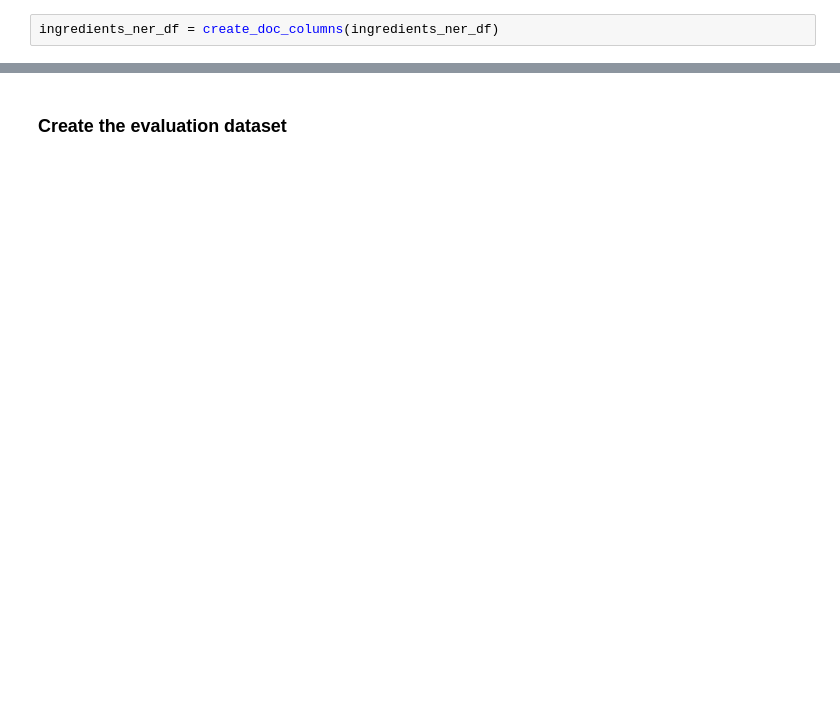
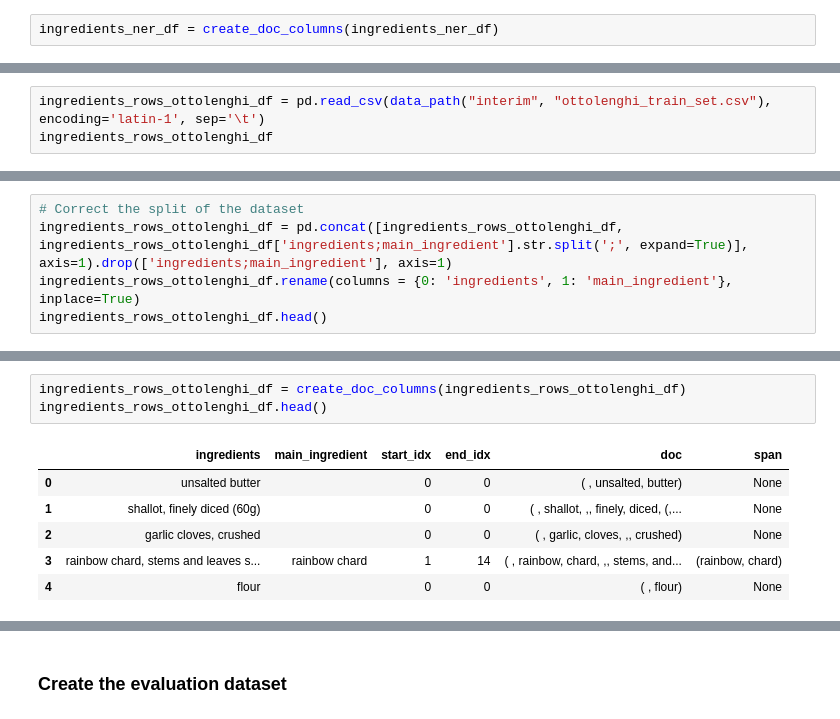
Before and after one commit to mkalimeri/cooking_inspiration, a Jupyter notebook: notebooks/preprocess_dataset_for_NER_training.ipynb, the cells around one changed output, grey strips where cells are left out. Saved outputs shown, nothing was run; the diff lists cells and outputs as text; blank space fills up the shorter version.

```diff
--- a/notebooks/preprocess_dataset_for_NER_training.ipynb
+++ b/notebooks/preprocess_dataset_for_NER_training.ipynb
@@ -88,0 +111,3 @@ db = create_docbin_with_data(ingredients_ner_df)
+# %%
+ingredients_rows_ottolenghi_df = pd.read_csv(data_path("interim", "ottolenghi_train_set.csv"), encoding='latin-1', sep='\t')
+ingredients_rows_ottolenghi_df
@@ -88,0 +128,5 @@ db = create_docbin_with_data(ingredients_ner_df)
+# %%
+# Correct the split of the dataset
+ingredients_rows_ottolenghi_df = pd.concat([ingredients_rows_ottolenghi_df, ingredients_rows_ottolenghi_df['ingredients;main_ingredient'].str.split(';', expand=True)], axis=1).drop(['ingredients;main_ingredient'], axis=1)
+ingredients_rows_ottolenghi_df.rename(columns = {0: 'ingredients', 1: 'main_ingredient'}, inplace=True)
+ingredients_rows_ottolenghi_df.head()
@@ -88,0 +140,10 @@ db = create_docbin_with_data(ingredients_ner_df)
+# %%
+ingredients_rows_ottolenghi_df = create_doc_columns(ingredients_rows_ottolenghi_df)
+ingredients_rows_ottolenghi_df.head()
+# %% [output]
+|  | ingredients | main_ingredient | start_idx | end_idx | doc | span |
+| 0 | unsalted butter |  | 0 | 0 | ( , unsalted, butter) | None |
+| 1 | shallot, finely diced (60g) |  | 0 | 0 | ( , shallot, ,, finely, diced, (,... | None |
+| 2 | garlic cloves, crushed |  | 0 | 0 | ( , garlic, cloves, ,, crushed) | None |
+| 3 | rainbow chard, stems and leaves s... | rainbow chard | 1 | 14 | ( , rainbow, chard, ,, stems, and... | (rainbow, chard) |
+| 4 | flour |  | 0 | 0 | ( , flour) | None |
```
Also changed, not shown: parts of 18 cells of this notebook, 20 other files.
